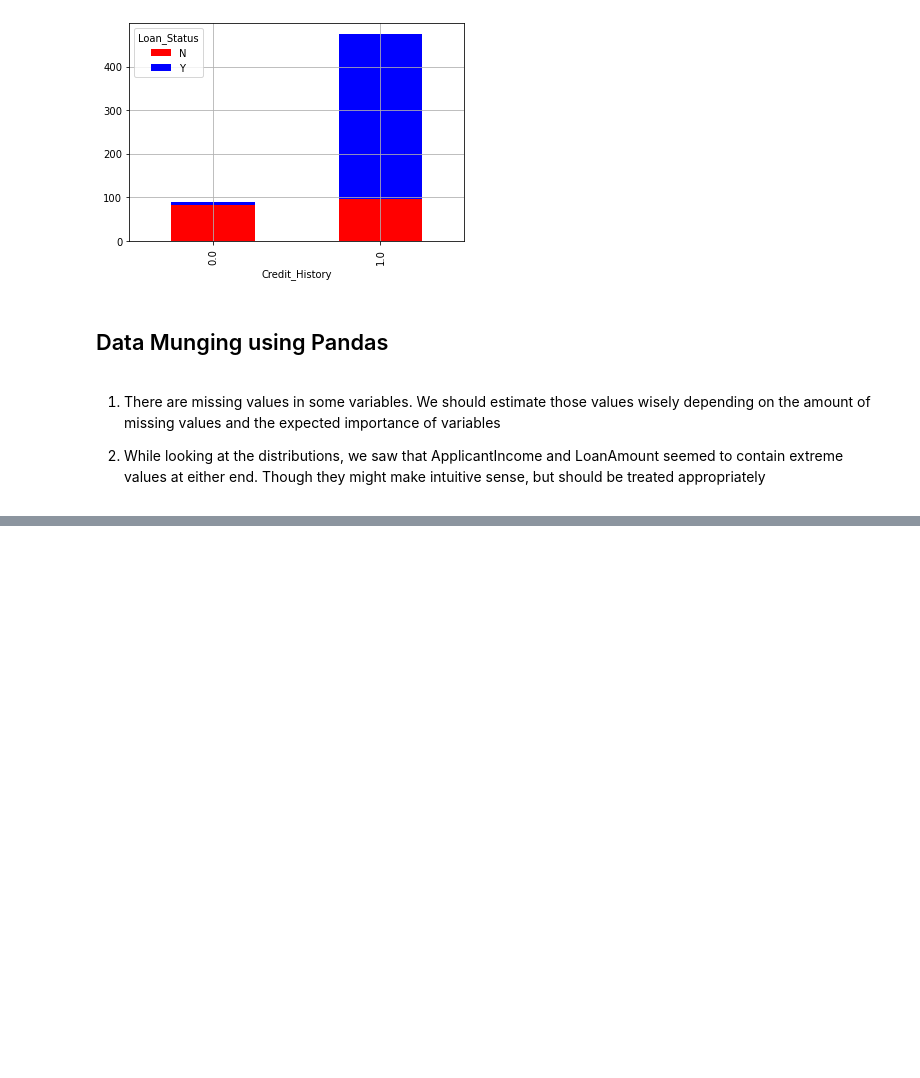
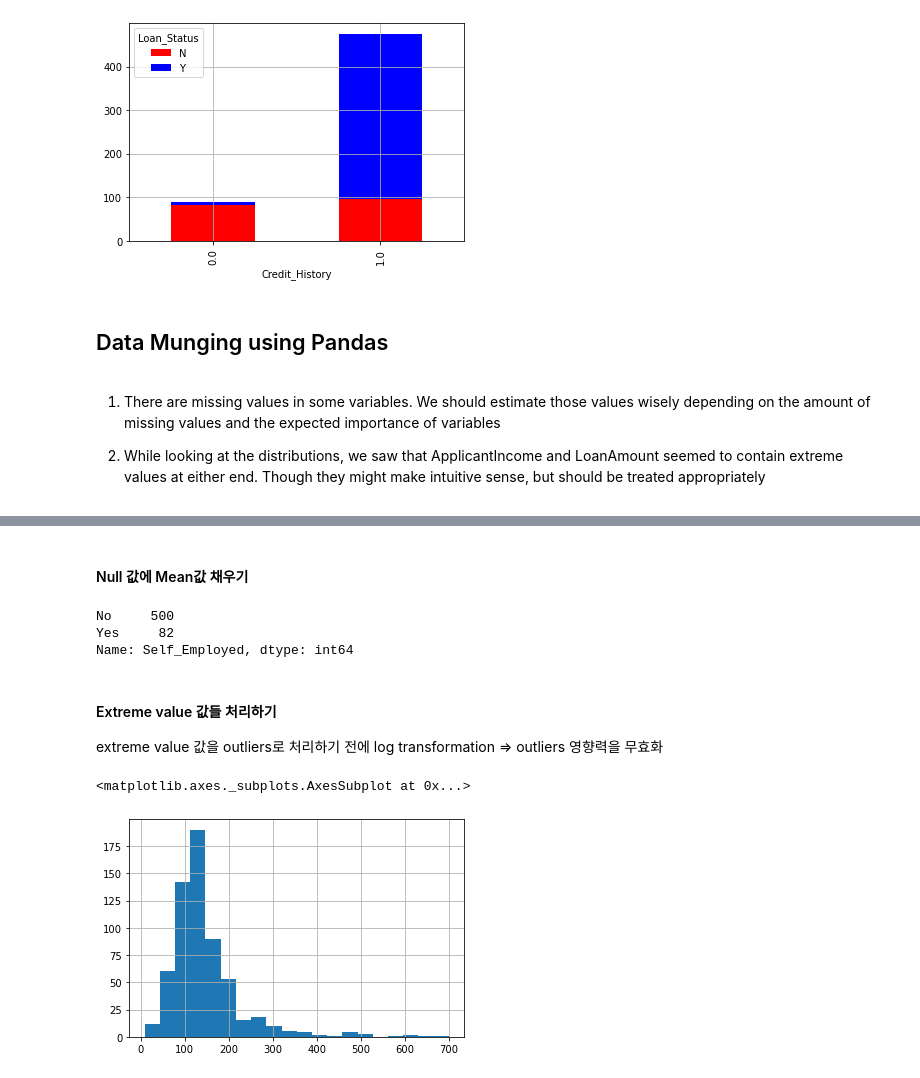
Before and after one commit to dabini/Data-Science, a Jupyter notebook: 데이터분석/머신러닝_Loan Prediction.ipynb, the cells around one changed output, grey strips where cells are left out. Drawn from its saved outputs; the diff is of its cells as text; code cells hidden in the pictures; blank space fills up the shorter version.

Commit message:
loan prediction

```diff
--- a/데이터분석/머신러닝_Loan Prediction.ipynb
+++ b/데이터분석/머신러닝_Loan Prediction.ipynb
@@ -162,0 +182,11 @@ temp3.plot(kind="bar", stacked=True, color=['red', 'blue'], grid=True)
+# %% [markdown]
+#### Null 값에 Mean값 채우기
+# %%
+df['LoanAmount'].fillna(df['LoanAmount'].mean(), inplace=True)
+df['Self_Employed'].value_counts()
+# %% [output]
+No     500
+Yes     82
+Name: Self_Employed, dtype: int64
+# %%
+df['Self_Employed'].fillna('No', inplace=True)
@@ -162,0 +200,10 @@ temp3.plot(kind="bar", stacked=True, color=['red', 'blue'], grid=True)
+# %% [markdown]
+#### Extreme value 값들 처리하기
+
+extreme value 값을 outliers로 처리하기 전에 log transformation
+=> outliers 영향력을 무효화
+# %%
+df['LoanAmount'].hist(bins=20)
+# %% [output]
+<matplotlib.axes._subplots.AxesSubplot at 0x...>
+[figure, added]
```
Also changed, not shown: parts of 10 cells of this notebook.
